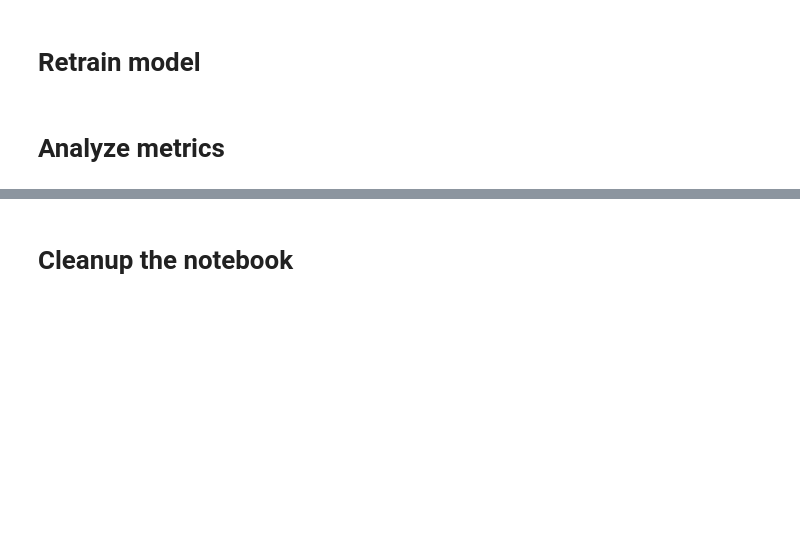
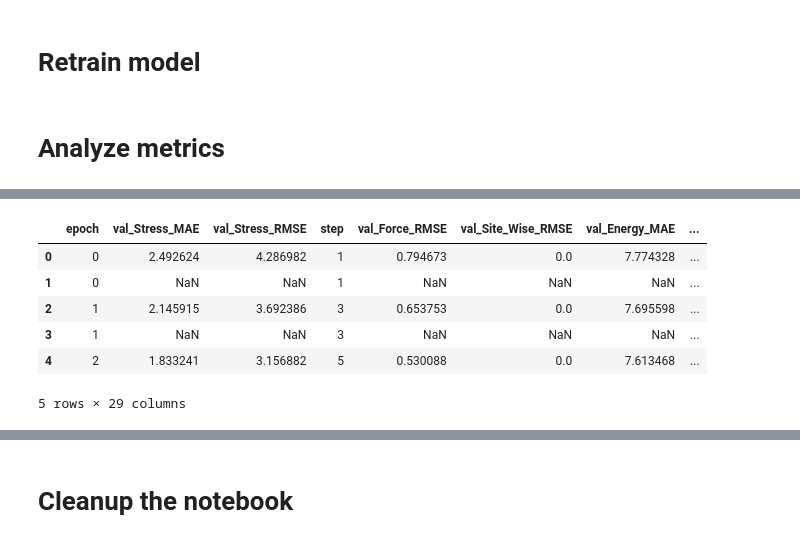
Before and after one commit to CibranLopez/m3gnet, a Jupyter notebook: train_IAP_fine-tuning.ipynb, the cells around one changed output, grey strips where cells are left out. Drawn from its saved outputs; the diff is of its cells as text; code cells hidden in the pictures; blank space fills up the shorter version.

```diff
--- a/train_IAP_fine-tuning.ipynb
+++ b/train_IAP_fine-tuning.ipynb
@@ -221,8 +300,17 @@ trainer.test(model=lit_module_finetune,
 # %%
+current_version = 0
 # Read the CSV file
 path_to_csv = f'logs/M3GNet_finetuning/version_{current_version}'
 df = pd.read_csv(f'{path_to_csv}/metrics.csv')
 df.head()
+# %% [output]
+|  | epoch | val_Stress_MAE | val_Stress_RMSE | step | val_Force_RMSE | val_Site_Wise_RMSE | val_Energy_MAE | ... |
+| 0 | 0 | 2.492624 | 4.286982 | 1 | 0.794673 | 0.0 | 7.774328 | ... |
+| 1 | 0 | NaN | NaN | 1 | NaN | NaN | NaN | ... |
+| 2 | 1 | 2.145915 | 3.692386 | 3 | 0.653753 | 0.0 | 7.695598 | ... |
+| 3 | 1 | NaN | NaN | 3 | NaN | NaN | NaN | ... |
+| 4 | 2 | 1.833241 | 3.156882 | 5 | 0.530088 | 0.0 | 7.613468 | ... |
+5 rows × 29 columns
 # %%
 # NaN to zero
 df = df.fillna(0)
```
Also changed, not shown: parts of 17 cells of this notebook, 4 other files.
